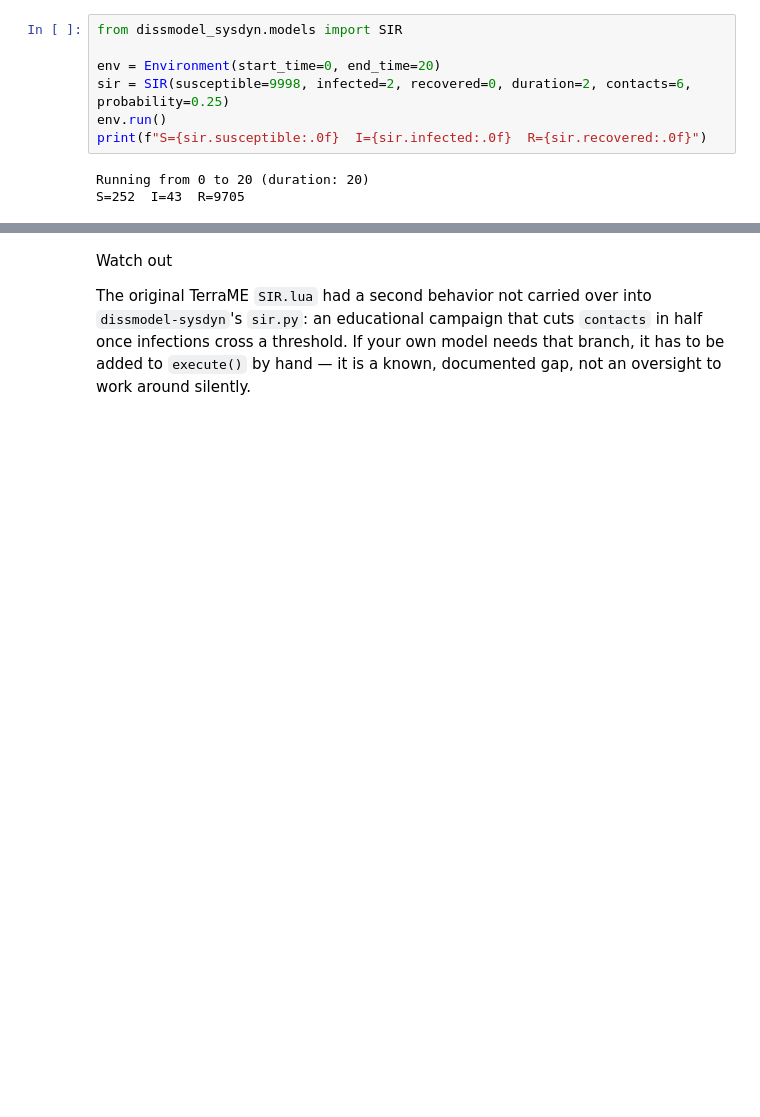
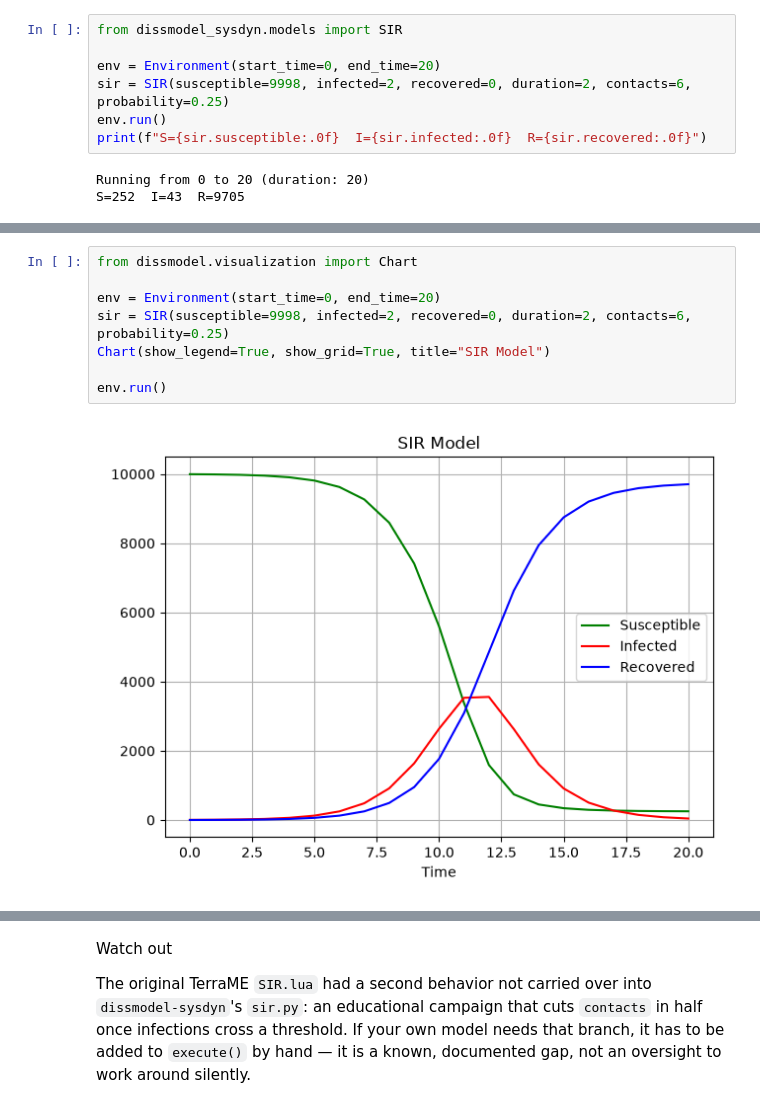
Before and after one commit to LambdaGeo/geospatial-modeling-python, a Jupyter notebook: docs/part4/ch20_sysdyn.ipynb, the cells around one changed output, grey strips where cells are left out. Cells and saved outputs as stored; diff of their text form; blank space fills up the shorter version.

Commit message:
running dissmodel chapters

```diff
--- a/docs/part4/ch20_sysdyn.ipynb
+++ b/docs/part4/ch20_sysdyn.ipynb
@@ -121,0 +121,10 @@ S=252  I=43  R=9705
+# %%
+from dissmodel.visualization import Chart
+
+env = Environment(start_time=0, end_time=20)
+sir = SIR(susceptible=9998, infected=2, recovered=0, duration=2, contacts=6, probability=0.25)
+Chart(show_legend=True, show_grid=True, title="SIR Model")
+
+env.run()
+# %% [output]
+[figure, added]
```
Also changed, not shown: parts of 3 cells of this notebook, 11 other files.
